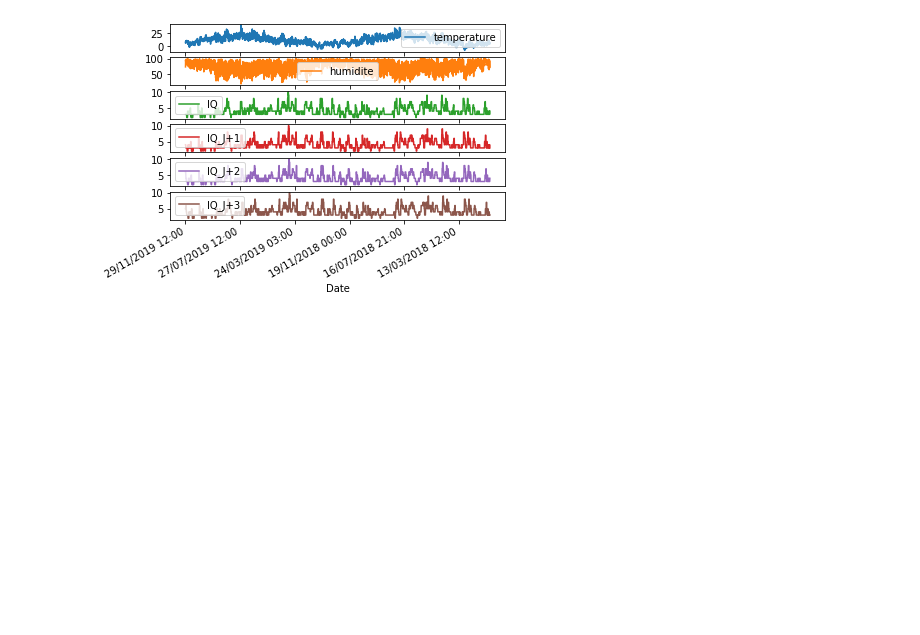
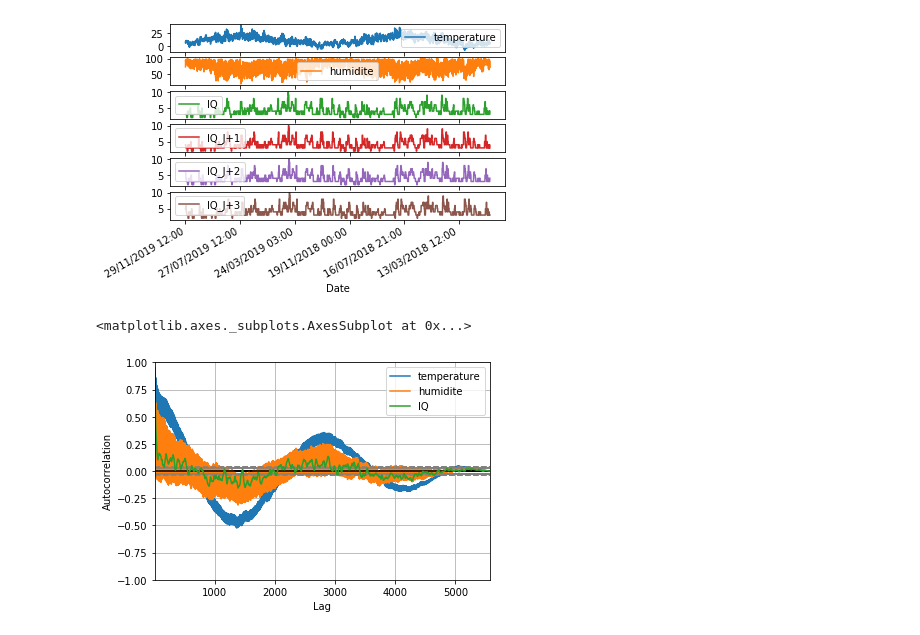
Before and after one commit to AlexandreVerept/AirIQ2, a Jupyter notebook: 0_ResearchWork/2_MathematicModel/VAR_model.ipynb, the cells around one changed output. Drawn from its saved outputs; the diff is of its cells as text; code cells hidden in the pictures; blank space fills up the shorter version.

```diff
--- a/0_ResearchWork/2_MathematicModel/VAR_model.ipynb
+++ b/0_ResearchWork/2_MathematicModel/VAR_model.ipynb
@@ -32,3 +33,10 @@ Date
 29/11/2019 03:00          7.5      91.0   3       4       6       5
 29/11/2019 00:00          8.3      97.0   3       4       6       5
 [figure]
+# %%
+pd.plotting.autocorrelation_plot(features.temperature, label ='temperature')
+pd.plotting.autocorrelation_plot(features.humidite, label = 'humidite')
+pd.plotting.autocorrelation_plot(features.IQ, label = 'IQ')
+# %% [output]
+<matplotlib.axes._subplots.AxesSubplot at 0x...>
+[figure, added]
```
Also changed, not shown: parts of 10 cells of this notebook, 3 other files.
